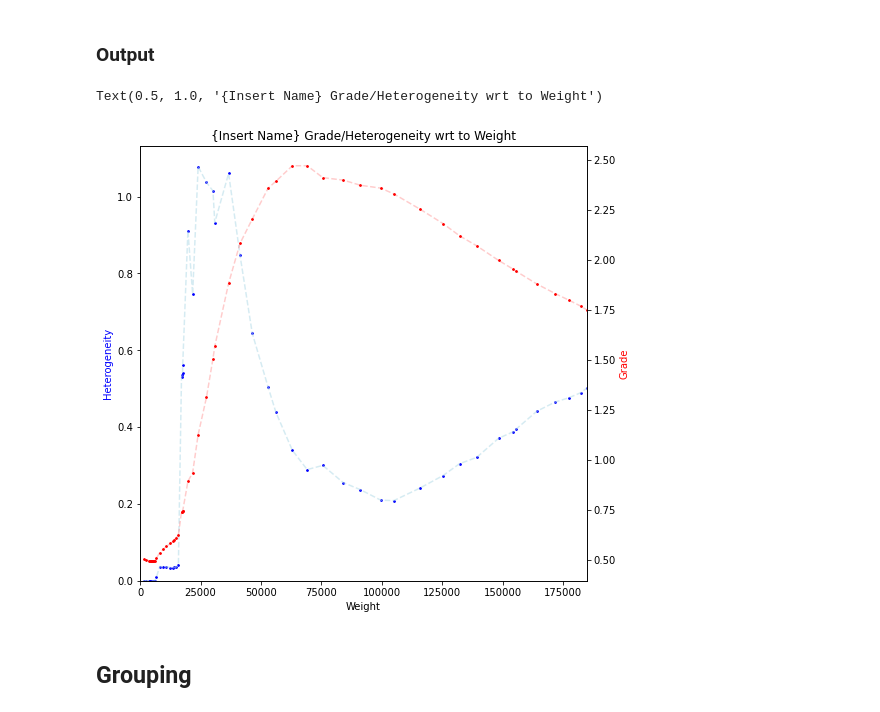
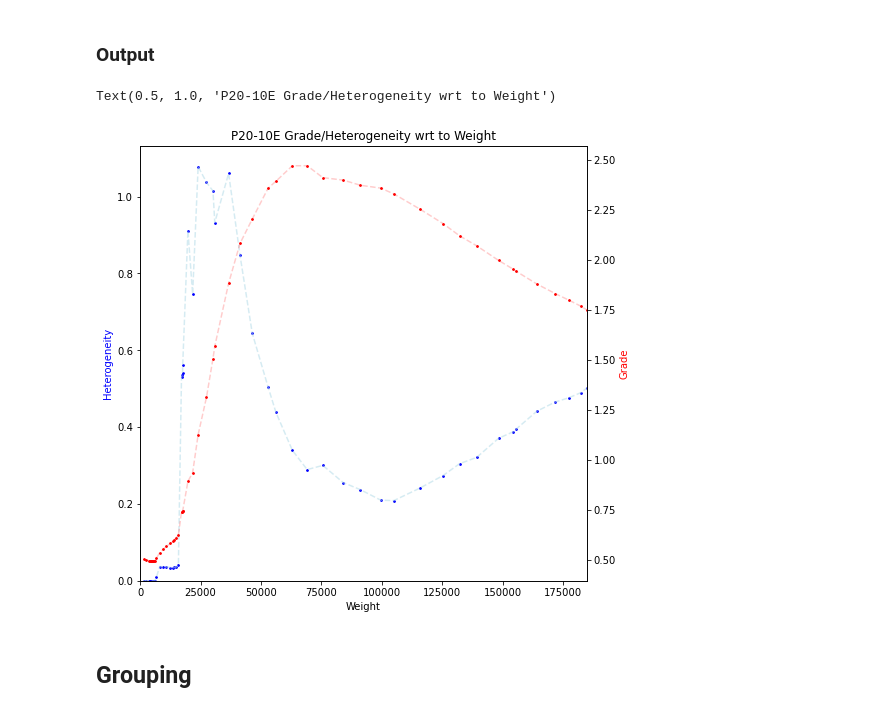
Before and after one commit to jouytrew/masters_pfti, a Jupyter notebook: notebooks/het_analysis_wrt_time_pcbc.ipynb, the cells around one changed output. Cells and saved outputs as stored; diff of their text form; code cells hidden in the pictures.

```diff
--- a/notebooks/het_analysis_wrt_time_pcbc.ipynb
+++ b/notebooks/het_analysis_wrt_time_pcbc.ipynb
@@ -128,28 +128,28 @@ for date, timeslice in dp_timeslices.items():
 # %%
 fig = plt.figure()
 fig.set_size_inches(8, 8)
 ax = fig.add_subplot()
 
 ax.plot(w, h, alpha=0.5, c='lightblue', ls='--')
 ax.scatter(w, h, c='blue', s=3)
 
 ax.set_xlim(0, max(w))
 ax.set_xlabel('Weight')
 
 ax.set_ylim(0)
 ax.set_ylabel('Heterogeneity', c='blue')
 
 sec_ax = ax.twinx()
 
 sec_ax.plot(w, g, alpha=0.2, c='red', ls='--')
 sec_ax.scatter(w, g, c='red', s=3)
 
 sec_ax.set_ylabel('Grade', c='red')
 
-ax.set_title('{Insert Name} Grade/Heterogeneity wrt to Weight')
+ax.set_title(f'{dhid} Grade/Heterogeneity wrt to Weight')
 # %% [output]
-Text(0.5, 1.0, '{Insert Name} Grade/Heterogeneity wrt to Weight')
+Text(0.5, 1.0, 'P20-10E Grade/Heterogeneity wrt to Weight')
-[figure, old version]
+[figure, new version]
 # %% [markdown]
 ## Grouping
 # %%
```
Also changed, not shown: parts of 5 cells of this notebook, 8 other files.
